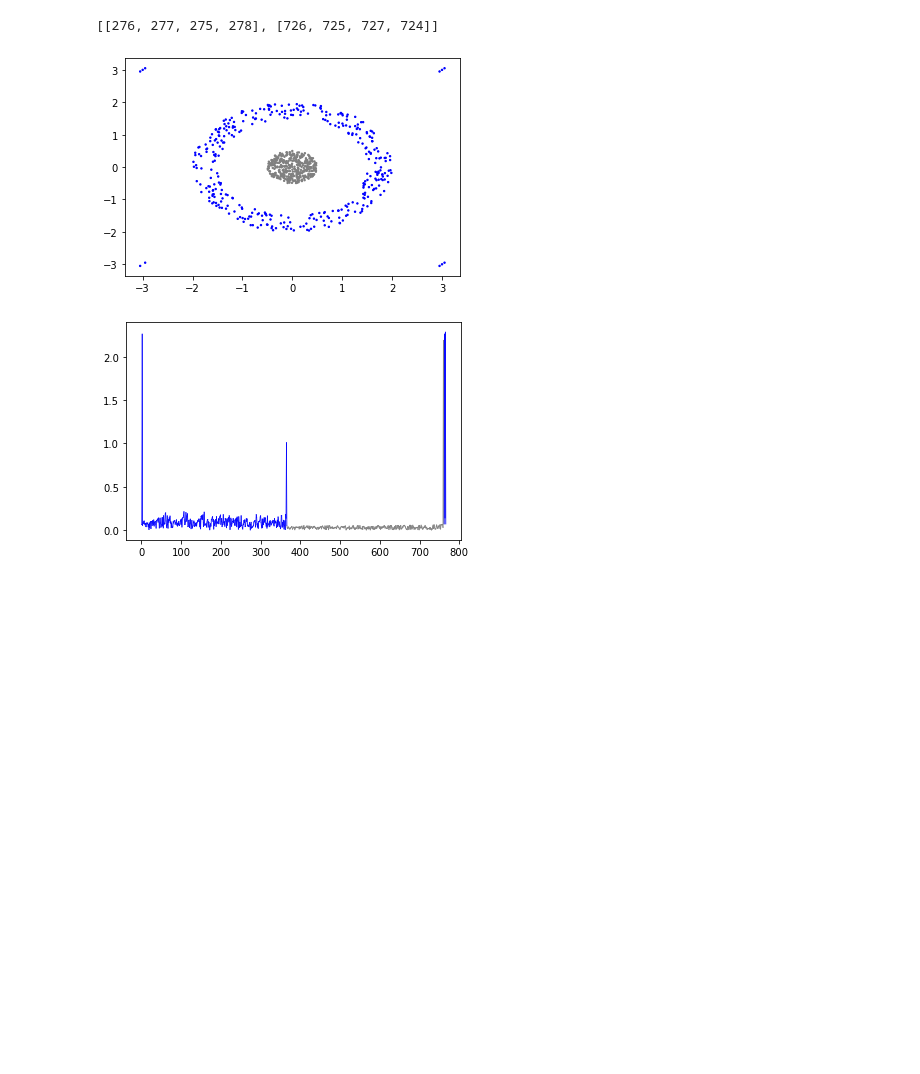
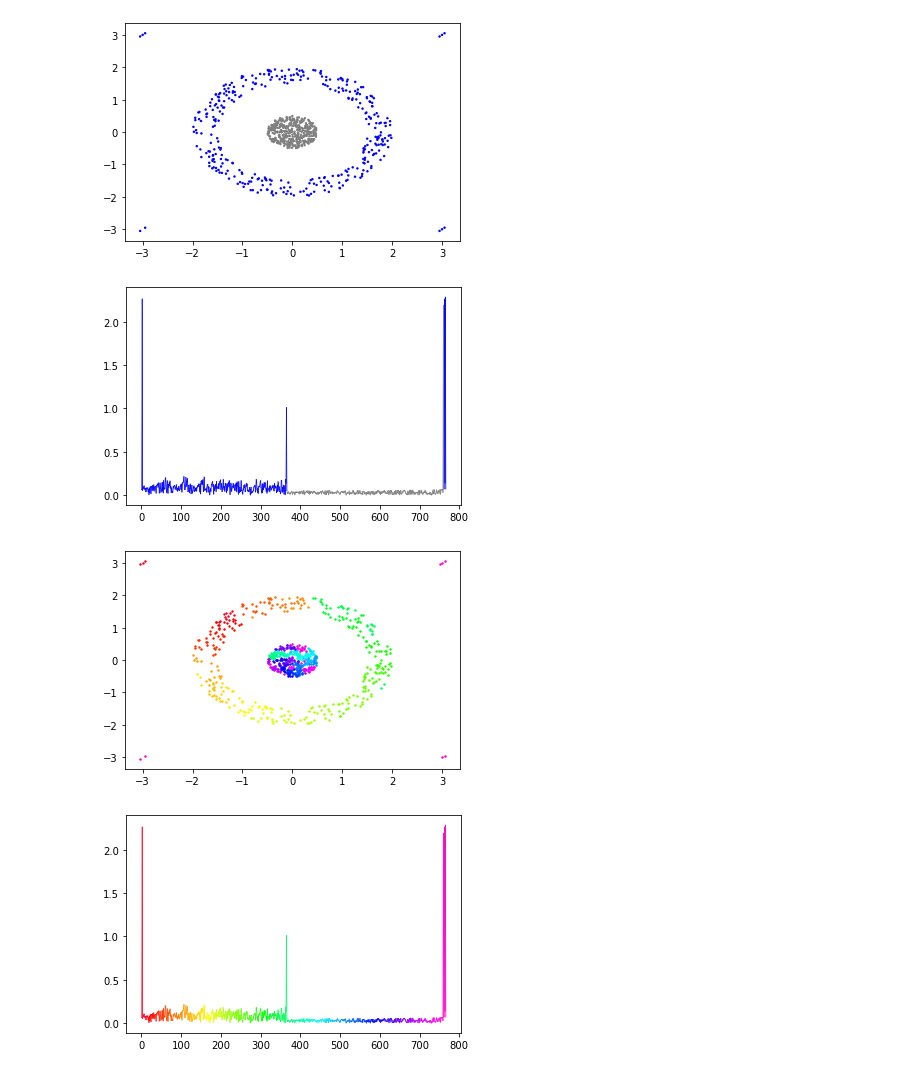
Before and after one commit to kayla-lixinyi/Summer-Project-Advanced-and-Interpretable-Unsupervised-Learning, a Jupyter notebook: Testing/ILS_tests_plots.ipynb, the cells around one changed output. Cells and saved outputs as stored; diff of their text form; code cells hidden in the pictures; blank space fills up the shorter version.

Commit message:
added rainbow plot

```diff
--- a/Testing/ILS_tests_plots.ipynb
+++ b/Testing/ILS_tests_plots.ipynb
@@ -9,13 +9,15 @@ from sklearn.cluster import KMeans
 # %%
 artSet =  np.array(pd.read_csv(r"Artificial Data sets\target.csv", header=1))[:, :-1]
 
 testILS = ILS(n_clusters = 2).fit(artSet) # passing the data set without labels
 testILS.plot_labels()
 testILS.coloured_rmin()
+testILS.rainbow_rmin()
 # %% [output]
-[[276, 277, 275, 278], [726, 725, 727, 724]]
 [figure]
 [figure]
+[figure, added]
+[figure, added]
 # %%
 kmeans = KMeans(n_clusters=2).fit(artSet) #using the plotting function within the ILS class by reassigning the labels
 testILS.data_set[:, -1] = kmeans.labels_
```
Also changed, not shown: parts of 5 cells of this notebook, 1 other file.
